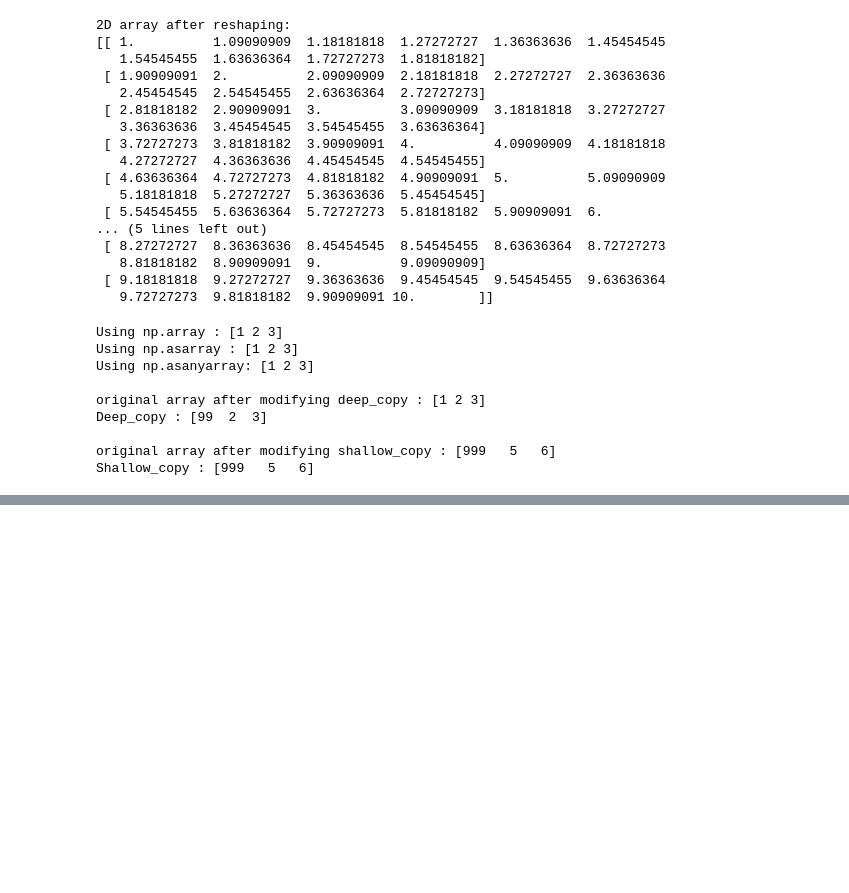
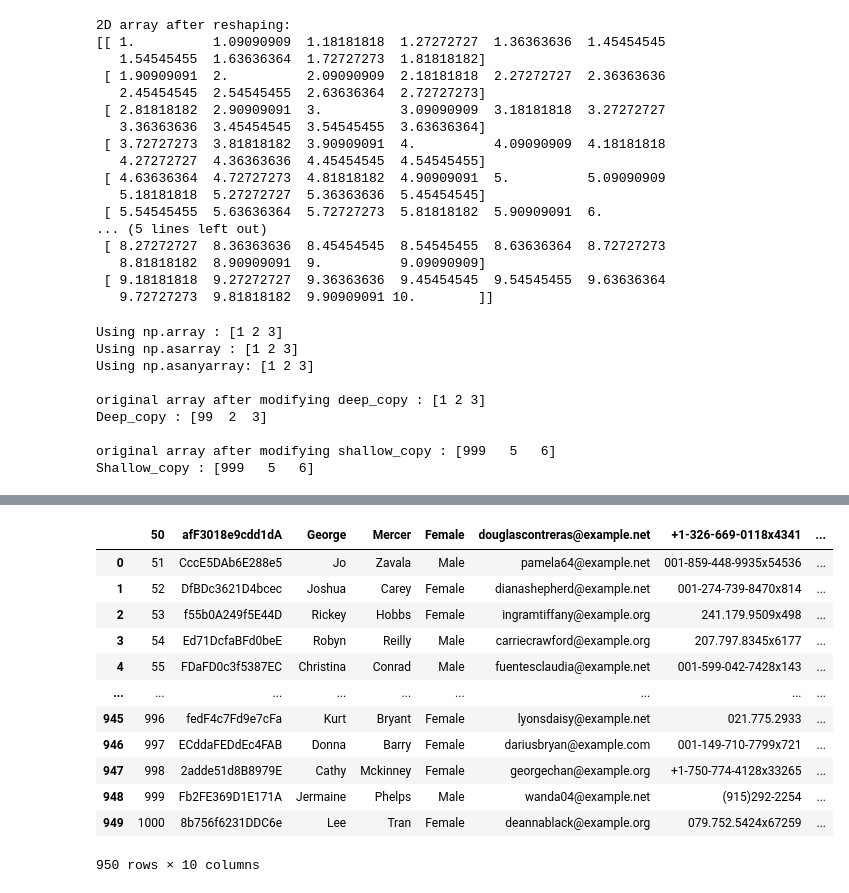
Before and after one commit to RedGhost123/Complete-Data_Science, a Jupyter notebook: Complete-Data_Science/jupyter/Quizs&Assignment/Assignment/Data_ToolKit_live_assignment.ipynb, the cells around one changed output, grey strips where cells are left out. Cells and saved outputs as stored; diff of their text form; code cells hidden in the pictures; blank space fills up the shorter version.

```diff
--- a/Complete-Data_Science/jupyter/Quizs&Assignment/Assignment/Data_ToolKit_live_assignment.ipynb
+++ b/Complete-Data_Science/jupyter/Quizs&Assignment/Assignment/Data_ToolKit_live_assignment.ipynb
@@ -279,0 +396,19 @@ Generating random array of shape(3,3,3) :
+# %%
+
+# a) Read the 'data.csv' file using pandas, skipping the first 50 rows
+df = pd.read_csv(r"E:\DataScience\Assignment\People Data.csv", skiprows = 50) #skiprows=range(1, 51))
+df
+# %% [output]
+|  | 50 | afF3018e9cdd1dA | George | Mercer | Female | douglascontreras@example.net | +1-326-669-0118x4341 | ... |
+| 0 | 51 | CccE5DAb6E288e5 | Jo | Zavala | Male | pamela64@example.net | 001-859-448-9935x54536 | ... |
+| 1 | 52 | DfBDc3621D4bcec | Joshua | Carey | Female | dianashepherd@example.net | 001-274-739-8470x814 | ... |
+| 2 | 53 | f55b0A249f5E44D | Rickey | Hobbs | Female | ingramtiffany@example.org | 241.179.9509x498 | ... |
+| 3 | 54 | Ed71DcfaBFd0beE | Robyn | Reilly | Male | carriecrawford@example.org | 207.797.8345x6177 | ... |
+| 4 | 55 | FDaFD0c3f5387EC | Christina | Conrad | Male | fuentesclaudia@example.net | 001-599-042-7428x143 | ... |
+| ... | ... | ... | ... | ... | ... | ... | ... | ... |
+| 945 | 996 | fedF4c7Fd9e7cFa | Kurt | Bryant | Female | lyonsdaisy@example.net | 021.775.2933 | ... |
+| 946 | 997 | ECddaFEDdEc4FAB | Donna | Barry | Female | dariusbryan@example.com | 001-149-710-7799x721 | ... |
+| 947 | 998 | 2adde51d8B8979E | Cathy | Mckinney | Female | georgechan@example.org | +1-750-774-4128x33265 | ... |
+| 948 | 999 | Fb2FE369D1E171A | Jermaine | Phelps | Male | wanda04@example.net | (915)292-2254 | ... |
+| 949 | 1000 | 8b756f6231DDC6e | Lee | Tran | Female | deannablack@example.org | 079.752.5424x67259 | ... |
+950 rows × 10 columns
```
Also changed, not shown: parts of 18 cells of this notebook.
